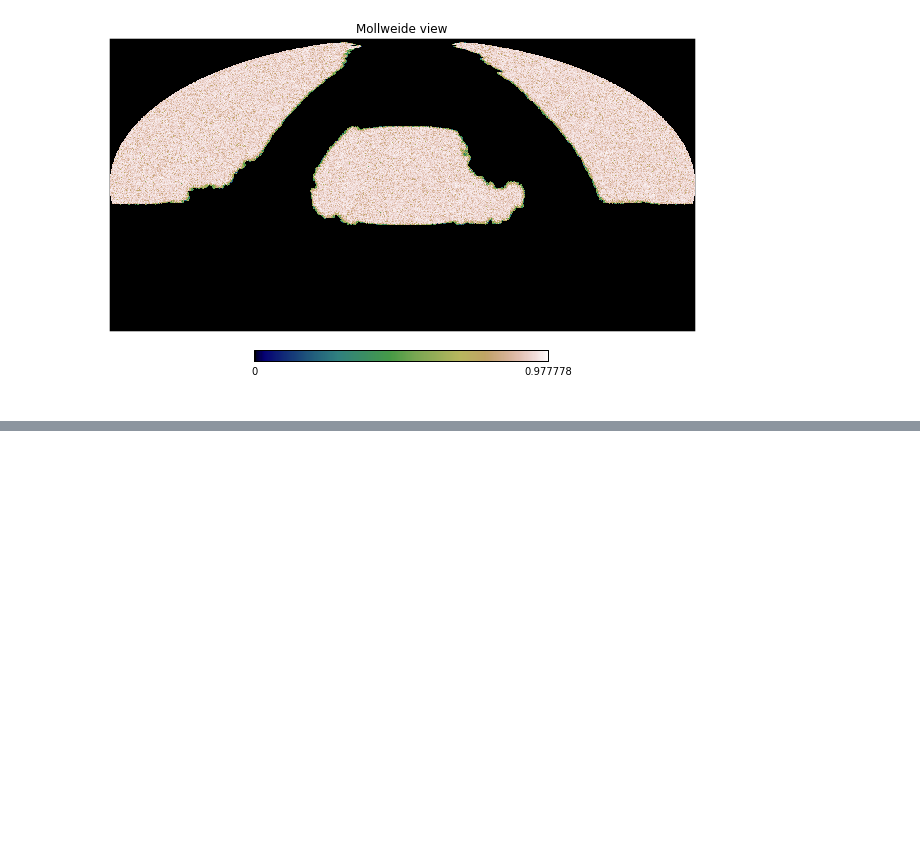
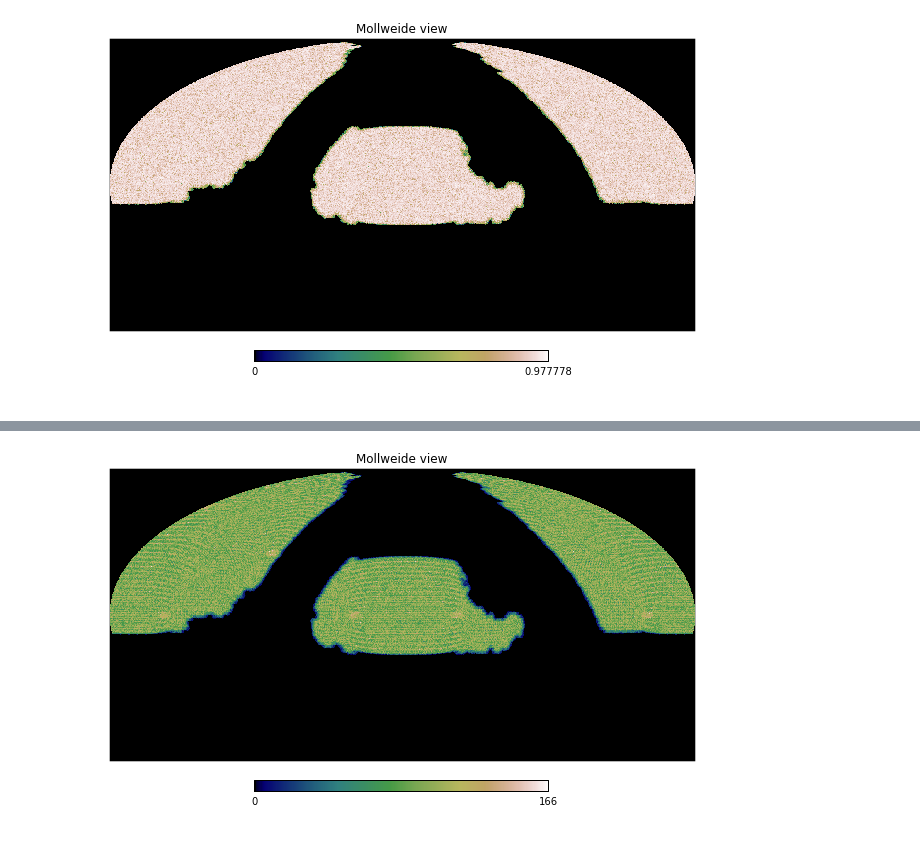
Before and after one commit to forero/QuickFiber, a Jupyter notebook: python/Coverage_and_Completeness.ipynb, the cells around one changed output, grey strips where cells are left out. Saved outputs shown, nothing was run; the diff lists cells and outputs as text; code cells hidden in the pictures; blank space fills up the shorter version.

```diff
--- a/python/Coverage_and_Completeness.ipynb
+++ b/python/Coverage_and_Completeness.ipynb
@@ -152,0 +203,4 @@ Image(filename="test_fobserved.png")
+# %%
+Image(filename="ELG_test_nobserved.png")
+# %% [output]
+[figure, added]
```
Also changed, not shown: parts of 7 cells of this notebook.
